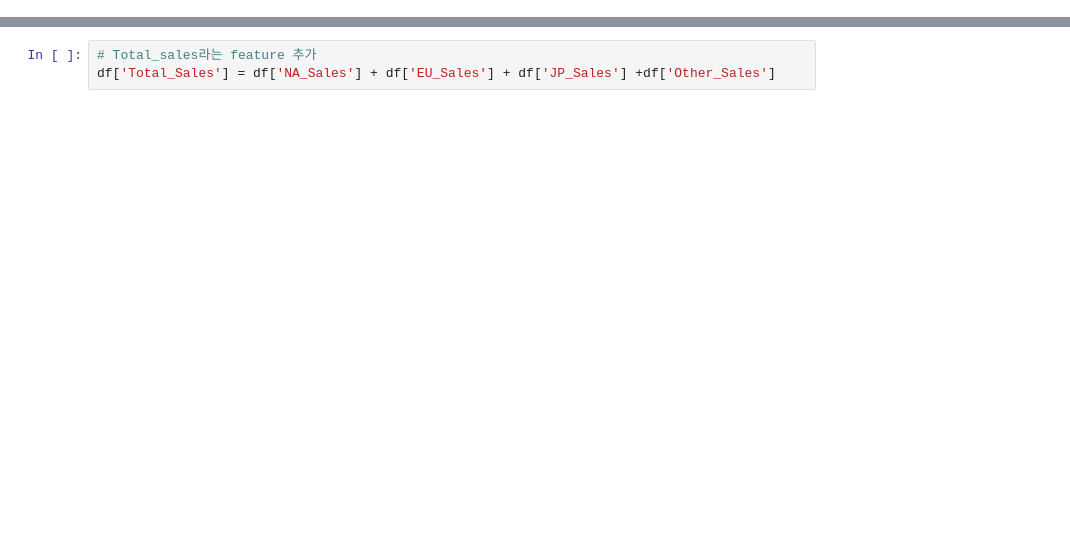
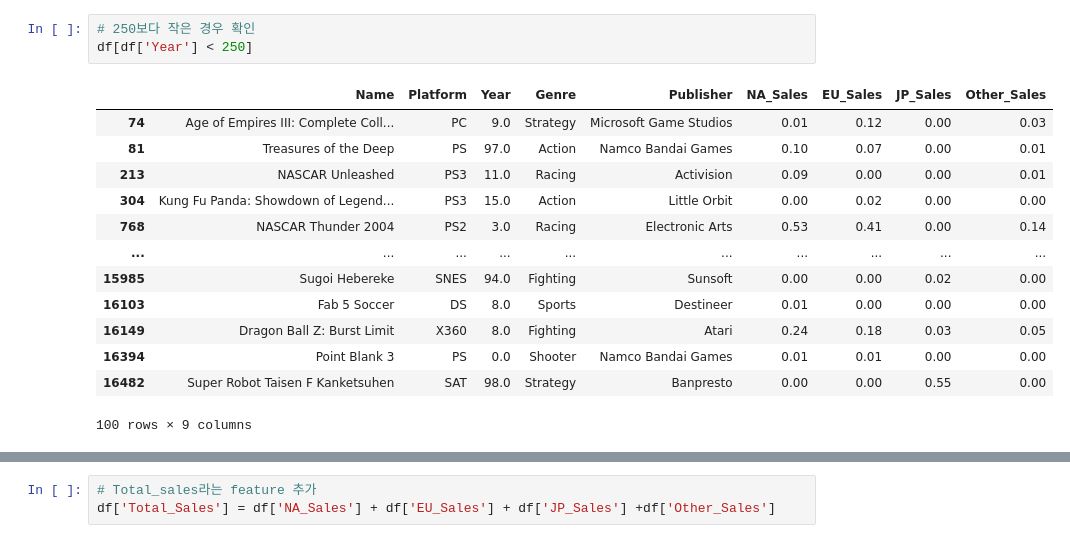
Before and after one commit to maengg/Section1_Poject, a Jupyter notebook: Section1_Project.ipynb, the cells around one changed output, grey strips where cells are left out. Saved outputs shown, nothing was run; the diff lists cells and outputs as text; blank space fills up the shorter version.

```diff
--- a/Section1_Project.ipynb
+++ b/Section1_Project.ipynb
@@ -34,3 +93,20 @@ Name: 10, dtype: object
+# %%
+# 250보다 작은 경우 확인
+df[df['Year'] < 250]
+# %% [output]
+|  | Name | Platform | Year | Genre | Publisher | NA_Sales | EU_Sales | JP_Sales | Other_Sales |
+| 74 | Age of Empires III: Complete Coll... | PC | 9.0 | Strategy | Microsoft Game Studios | 0.01 | 0.12 | 0.00 | 0.03 |
+| 81 | Treasures of the Deep | PS | 97.0 | Action | Namco Bandai Games | 0.10 | 0.07 | 0.00 | 0.01 |
+| 213 | NASCAR Unleashed | PS3 | 11.0 | Racing | Activision | 0.09 | 0.00 | 0.00 | 0.01 |
+| 304 | Kung Fu Panda: Showdown of Legend... | PS3 | 15.0 | Action | Little Orbit | 0.00 | 0.02 | 0.00 | 0.00 |
+| 768 | NASCAR Thunder 2004 | PS2 | 3.0 | Racing | Electronic Arts | 0.53 | 0.41 | 0.00 | 0.14 |
+| ... | ... | ... | ... | ... | ... | ... | ... | ... | ... |
+| 15985 | Sugoi Hebereke | SNES | 94.0 | Fighting | Sunsoft | 0.00 | 0.00 | 0.02 | 0.00 |
+| 16103 | Fab 5 Soccer | DS | 8.0 | Sports | Destineer | 0.01 | 0.00 | 0.00 | 0.00 |
+| 16149 | Dragon Ball Z: Burst Limit | X360 | 8.0 | Fighting | Atari | 0.24 | 0.18 | 0.03 | 0.05 |
+| 16394 | Point Blank 3 | PS | 0.0 | Shooter | Namco Bandai Games | 0.01 | 0.01 | 0.00 | 0.00 |
+| 16482 | Super Robot Taisen F Kanketsuhen | SAT | 98.0 | Strategy | Banpresto | 0.00 | 0.00 | 0.55 | 0.00 |
+100 rows × 9 columns
 # %%
 # year 데이터 이상치 수정
 
```
Also changed, not shown: parts of 54 cells of this notebook.
